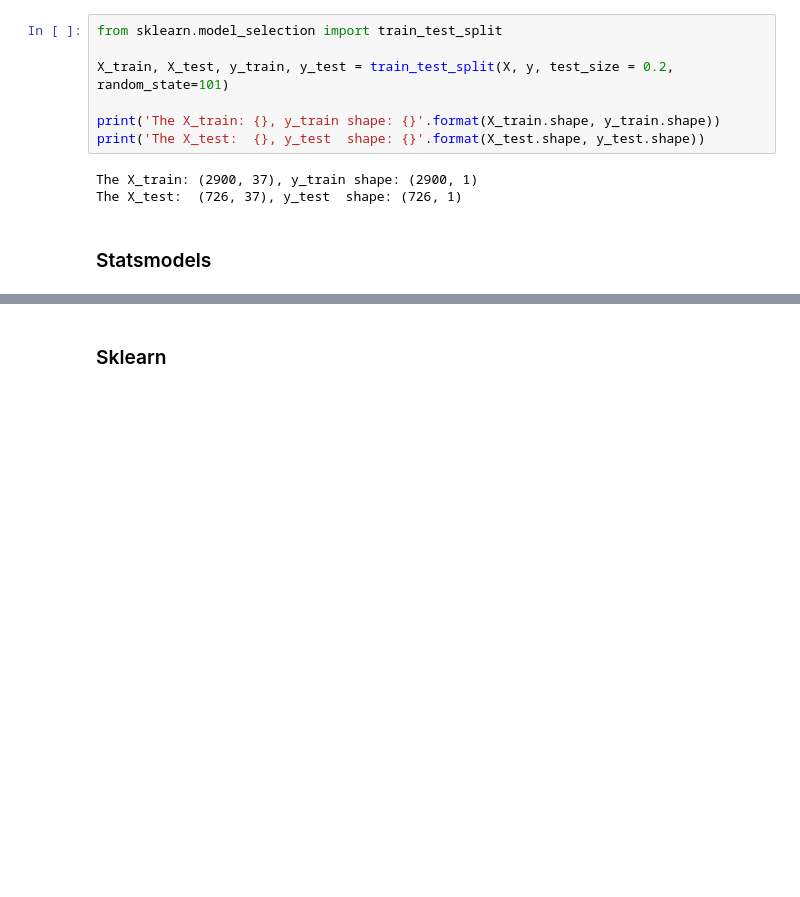
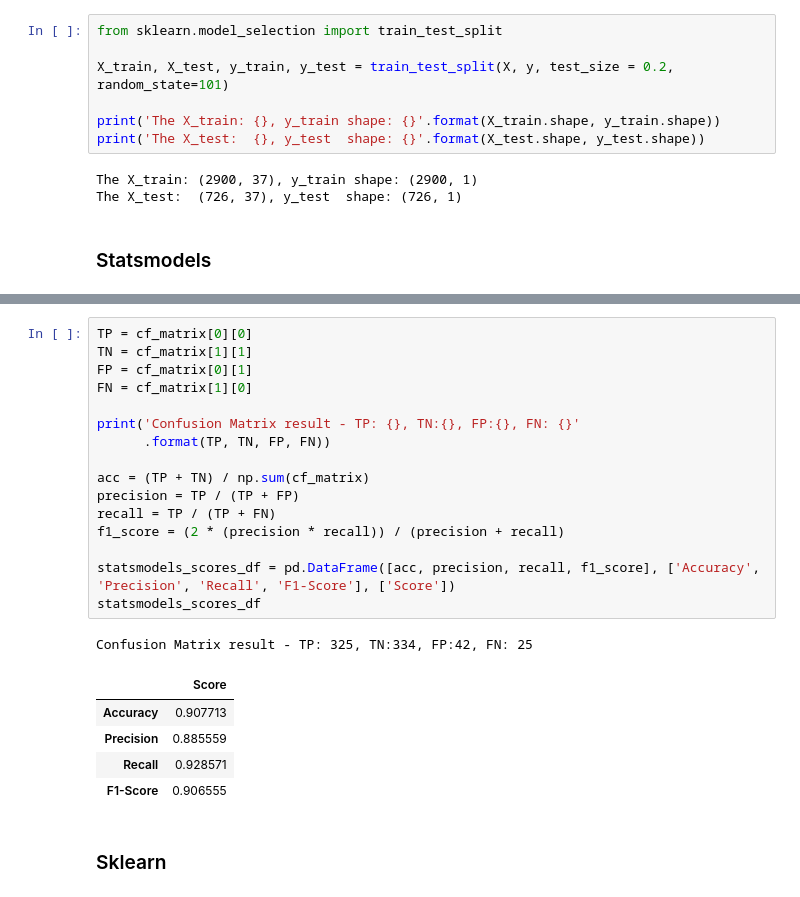
Before and after one commit to quickheaven/scs-3251-statistics-for-data-science, a Jupyter notebook: project_spambase_nb.ipynb, the cells around one changed output, grey strips where cells are left out. Drawn from its saved outputs; the diff is of its cells as text; blank space fills up the shorter version.

```diff
--- a/project_spambase_nb.ipynb
+++ b/project_spambase_nb.ipynb
@@ -262,3 +284,26 @@ quasi-separation. In this case some parameters will not be identified.
+# %%
+TP = cf_matrix[0][0]
+TN = cf_matrix[1][1]
+FP = cf_matrix[0][1]
+FN = cf_matrix[1][0]
+
+print('Confusion Matrix result - TP: {}, TN:{}, FP:{}, FN: {}'
+      .format(TP, TN, FP, FN))
+
+acc = (TP + TN) / np.sum(cf_matrix)
+precision = TP / (TP + FP)
+recall = TP / (TP + FN)
+f1_score = (2 * (precision * recall)) / (precision + recall)
+
+statsmodels_scores_df = pd.DataFrame([acc, precision, recall, f1_score], ['Accuracy', 'Precision', 'Recall', 'F1-Score'], ['Score'])
+statsmodels_scores_df
+# %% [output]
+Confusion Matrix result - TP: 325, TN:334, FP:42, FN: 25
+|  | Score |
+| Accuracy | 0.907713 |
+| Precision | 0.885559 |
+| Recall | 0.928571 |
+| F1-Score | 0.906555 |
 # %% [markdown]
 ### Sklearn
 # %%
```
Also changed, not shown: parts of 7 cells of this notebook, 1 other file.
